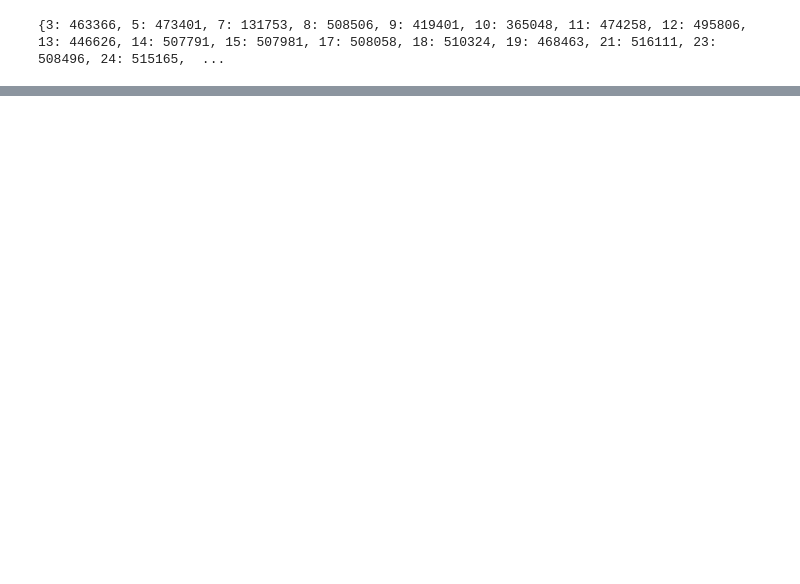
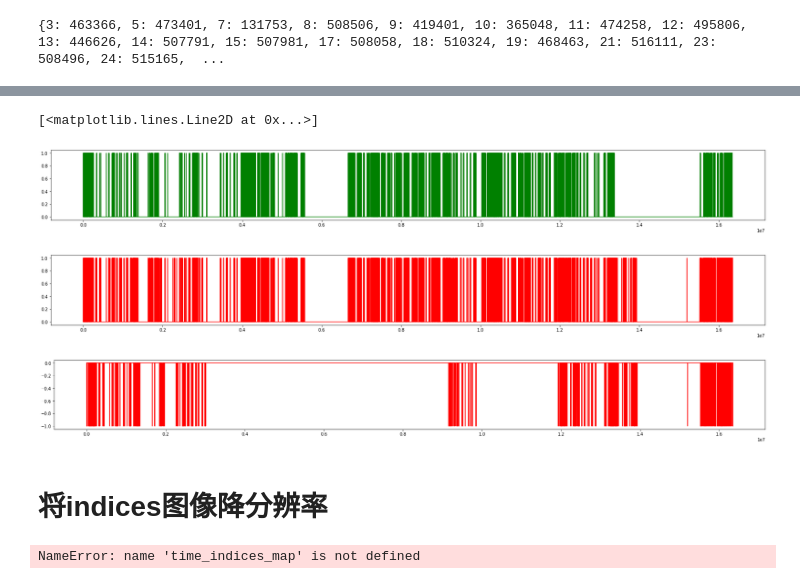
Before and after one commit to Esmidth/DCS, a Jupyter notebook: 7_SA.ipynb, the cells around one changed output, grey strips where cells are left out. Saved outputs shown, nothing was run; the diff lists cells and outputs as text; code cells hidden in the pictures; blank space fills up the shorter version.

```diff
--- a/7_SA.ipynb
+++ b/7_SA.ipynb
@@ -528,0 +509,24 @@ print(id_record_dict)
+# %%
+time_indices_map = {}
+for id in total_id_uniq:
+    df_tmp = df_sum[df_sum['Station ID'] == id]
+    time_tmp = df_tmp['Time since the epoch [s]'].values
+    time_indices = np.zeros(16362025)
+    time_tmp_unbiased = time_tmp - time_min
+    for time_id in time_tmp_unbiased:
+        time_indices[int(time_id)] = 1
+    time_indices_map[id] = time_indices
+    del df_tmp
+
+    # time_indices_map[id] =
+# %%
+time_indices_map_new = {}
+for id in total_id_uniq_new:
+    df_tmp = df_sum_sa[df_sum_sa['Station ID'] == id]
+    time_tmp = df_tmp['Time since the epoch [s]'].values
+    time_indices = np.zeros(16362025)
+    time_tmp_unbiased = time_tmp - time_min
+    for time_id in time_tmp_unbiased:
+        time_indices[int(time_id)] = 1
+    time_indices_map_new[id] = time_indices
+    del df_tmp
@@ -528,0 +571,4 @@ print(id_record_dict)
+# %%
+ori_3_time_distribution_uniq = np.unique(ori_3_time_distribution)
+ori_3_time_distribution_uniq_unbias = ori_3_time_distribution_uniq-time_min
+print(ori_3_time_distribution_uniq_unbias)
@@ -528,0 +578,4 @@ print(id_record_dict)
+# %%
+time_indices_3 = np.zeros(int(np.max(time_range_unbiased))+1)
+for time in ori_3_time_distribution_uniq_unbias:
+    time_indices_3[int(time)] = 1
@@ -528,0 +598,22 @@ print(id_record_dict)
+# %%
+plt.figure(figsize=(30,3))
+# plt.plot(time_indices,alpha=0.6,color='red')
+
+plt.plot(time_indices_3,color='green')
+plt.figure(figsize=(30,3))
+plt.plot(time_indices,color='red')
+# plt.plot(time_indices-time_indices_3)
+
+plt.figure(figsize=(30,3))
+plt.plot(time_indices_3-time_indices,color='red')
+# %% [output]
+[<matplotlib.lines.Line2D at 0x...>]
+[figure, added]
+[figure, added]
+[figure, added]
+# %% [markdown]
+# 将indices图像降分辨率
+# %%
+time_indices_map
+# %% [output]
+NameError: name 'time_indices_map' is not defined
```
Also changed, not shown: parts of 40 cells of this notebook, 26 other files.
